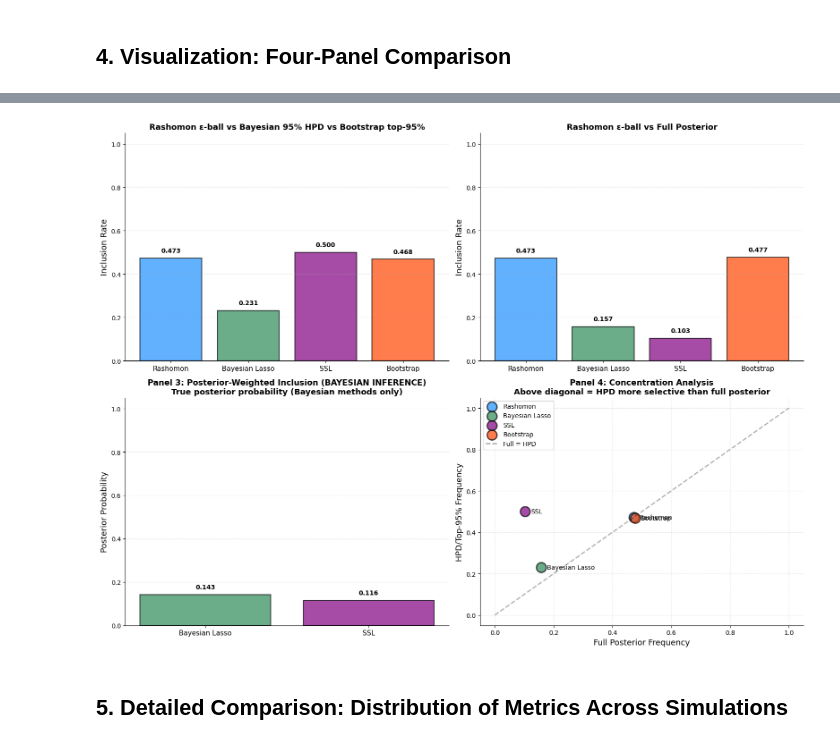
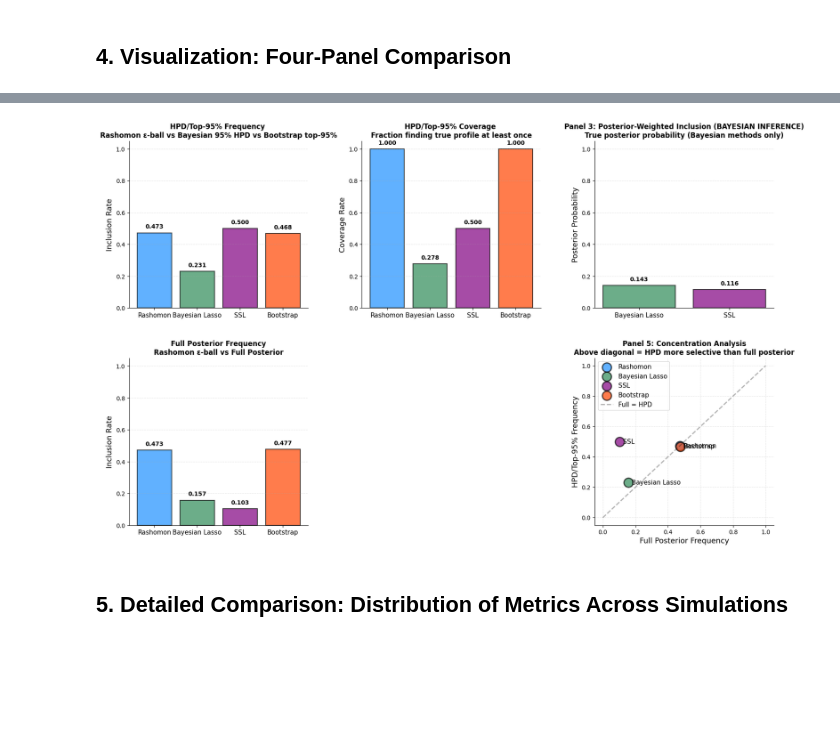
Before and after one commit to AparaV/rashomon-partition-sets, a Jupyter notebook: Code/analyze_posterior_comparison.ipynb, the cells around one changed output, grey strips where cells are left out. Drawn from its saved outputs; the diff is of its cells as text; code cells hidden in the pictures; blank space fills up the shorter version.

Commit message:
Fix plots

```diff
--- a/Code/analyze_posterior_comparison.ipynb
+++ b/Code/analyze_posterior_comparison.ipynb
@@ -446,6 +605,8 @@ comparison_data = {
     'Method': ['Rashomon', 'Bayesian Lasso', 'SSL', 'Bootstrap'],
     'HPD_Frequency': [rashomon_freq_mean, blasso_hpd_freq_mean, ssl_hpd_freq_mean, bootstrap_topk_freq_mean],
     'Full_Frequency': [rashomon_freq_mean, blasso_full_freq_mean, ssl_full_freq_mean, bootstrap_full_freq_mean],
+    'HPD_Presence': [rashomon_presence_mean, blasso_hpd_presence_mean, ssl_hpd_presence_mean, bootstrap_topk_presence_mean],
+    'Full_Presence': [rashomon_presence_mean, blasso_full_presence_mean, ssl_full_presence_mean, bootstrap_full_presence_mean],
     'Posterior_Weighted': [np.nan, blasso_weighted_mean, ssl_weighted_mean, np.nan],
     'ESS_Ratio': [np.nan, blasso_ess['ESS'].mean()/n_samples_blasso, ssl_ess['ESS'].mean()/n_samples_ssl, np.nan],
     'Entropy': [np.nan, blasso_entropy['posterior_entropy'].mean(), ssl_entropy['posterior_entropy'].mean(), np.nan]
@@ -462,18 +623,19 @@ comparison_df
 # %%
-# Four-panel comparison plot
-fig, axes = plt.subplots(2, 2, figsize=(16, 12))
+# Five-panel comparison plot
+fig = plt.figure(figsize=(20, 12))
+gs = fig.add_gridspec(2, 3, hspace=0.3, wspace=0.3)
 
 colors_methods = ['dodgerblue', 'seagreen', 'purple', 'orangered']
+x_pos = np.arange(len(comparison_df))
 
 # Panel 1: HPD/Top-K Frequency (FAIR COMPARISON)
-ax1 = axes[0, 0]
-x_pos = np.arange(len(comparison_df))
+ax1 = fig.add_subplot(gs[0, 0])
 bars1 = ax1.bar(x_pos, comparison_df['HPD_Frequency'], color=colors_methods, alpha=0.7, edgecolor='black', linewidth=1.5)
 ax1.set_xticks(x_pos)
 ax1.set_xticklabels(comparison_df['Method'], rotation=0, fontsize=11)
 ax1.set_ylabel('Inclusion Rate', fontsize=13)
-ax1.set_title('Rashomon ε-ball vs Bayesian 95% HPD vs Bootstrap top-95%',
-              fontsize=13, fontweight='bold')
+ax1.set_title('HPD/Top-95% Frequency \nRashomon ε-ball vs Bayesian 95% HPD vs Bootstrap top-95%',
+              fontsize=12, fontweight='bold')
 ax1.set_ylim(0, 1.05)
 ax1.grid(axis='y', alpha=0.3, linestyle='--')
 ax1.spines[['right', 'top']].set_visible(False)
@@ -485,14 +647,14 @@ for bar in bars1:
         ax1.text(bar.get_x() + bar.get_width()/2., height + 0.02,
                 f'{height:.3f}', ha='center', va='bottom', fontsize=10, fontweight='bold')
 
-# Panel 2: Full Posterior/Sample Frequency (EXPLORATION BREADTH)
-ax2 = axes[0, 1]
-bars2 = ax2.bar(x_pos, comparison_df['Full_Frequency'], color=colors_methods, alpha=0.7, edgecolor='black', linewidth=1.5)
+# Panel 2: HPD/Top-K Binary Presence (COVERAGE)
+ax2 = fig.add_subplot(gs[0, 1])
+bars2 = ax2.bar(x_pos, comparison_df['HPD_Presence'], color=colors_methods, alpha=0.7, edgecolor='black', linewidth=1.5)
 ax2.set_xticks(x_pos)
 ax2.set_xticklabels(comparison_df['Method'], rotation=0, fontsize=11)
-ax2.set_ylabel('Inclusion Rate', fontsize=13)
-ax2.set_title('Rashomon ε-ball vs Full Posterior',
-              fontsize=13, fontweight='bold')
+ax2.set_ylabel('Coverage Rate', fontsize=13)
+ax2.set_title('HPD/Top-95% Coverage \nFraction finding true profile at least once',
+              fontsize=12, fontweight='bold')
 ax2.set_ylim(0, 1.05)
 ax2.grid(axis='y', alpha=0.3, linestyle='--')
 ax2.spines[['right', 'top']].set_visible(False)
@@ -505,54 +667,73 @@ for bar in bars2:
                 f'{height:.3f}', ha='center', va='bottom', fontsize=10, fontweight='bold')
 
 # Panel 3: Posterior-weighted inclusion (Bayesian methods only)
-ax3 = axes[1, 0]
+ax3 = fig.add_subplot(gs[0, 2])
 bayesian_methods = comparison_df[comparison_df['Posterior_Weighted'].notna()]
 x_pos_bayes = np.arange(len(bayesian_methods))
 bars3 = ax3.bar(x_pos_bayes, bayesian_methods['Posterior_Weighted'],
                 color=[colors_methods[1], colors_methods[2]], alpha=0.7, edgecolor='black', linewidth=1.5)
 ax3.set_xticks(x_pos_bayes)
 ax3.set_xticklabels(bayesian_methods['Method'], rotation=0, fontsize=11)
 ax3.set_ylabel('Posterior Probability', fontsize=13)
 ax3.set_title('Panel 3: Posterior-Weighted Inclusion (BAYESIAN INFERENCE)\nTrue posterior probability (Bayesian methods only)',
-              fontsize=13, fontweight='bold')
+              fontsize=12, fontweight='bold')
 ax3.set_ylim(0, 1.05)
 ax3.grid(axis='y', alpha=0.3, linestyle='--')
 ax3.spines[['right', 'top']].set_visible(False)
 
 # Add value labels
 for bar in bars3:
     height = bar.get_height()
     ax3.text(bar.get_x() + bar.get_width()/2., height + 0.02,
             f'{height:.3f}', ha='center', va='bottom', fontsize=10, fontweight='bold')
 
-# Panel 4: HPD vs Full Frequency comparison (concentration)
-ax4 = axes[1, 1]
+# Panel 4: Full Posterior/Sample Frequency (EXPLORATION BREADTH)
+ax4 = fig.add_subplot(gs[1, 0])
+bars4 = ax4.bar(x_pos, comparison_df['Full_Frequency'], color=colors_methods, alpha=0.7, edgecolor='black', linewidth=1.5)
+ax4.set_xticks(x_pos)
+ax4.set_xticklabels(comparison_df['Method'], rotation=0, fontsize=11)
+ax4.set_ylabel('Inclusion Rate', fontsize=13)
+ax4.set_title('Full Posterior Frequency\nRashomon ε-ball vs Full Posterior',
+              fontsize=12, fontweight='bold')
+ax4.set_ylim(0, 1.05)
+ax4.grid(axis='y', alpha=0.3, linestyle='--')
+ax4.spines[['right', 'top']].set_visible(False)
+
+# Add value labels
+for bar in bars4:
+    height = bar.get_height()
+    if not np.isnan(height):
+        ax4.text(bar.get_x() + bar.get_width()/2., height + 0.02,
+                f'{height:.3f}', ha='center', va='bottom', fontsize=10, fontweight='bold')
+
+# Panel 5: HPD vs Full Frequency comparison (concentration)
+ax5 = fig.add_subplot(gs[1, 2:])
 for idx, row in comparison_df.iterrows():
     if not np.isnan(row['Full_Frequency']):
-        ax4.scatter(row['Full_Frequency'], row['HPD_Frequency'],
+        ax5.scatter(row['Full_Frequency'], row['HPD_Frequency'],
                    s=250, color=colors_methods[idx], alpha=0.7,
                    edgecolor='black', linewidth=2, label=row['Method'])
         # Add method labels
-        ax4.text(row['Full_Frequency'] + 0.02, row['HPD_Frequency'], row['Method'],
-                fontsize=10, va='center')
+        ax5.text(row['Full_Frequency'] + 0.02, row['HPD_Frequency'], row['Method'],
+                fontsize=11, va='center')
 
 # Add diagonal reference line
-ax4.plot([0, 1], [0, 1], 'k--', alpha=0.3, linewidth=2, label='Full = HPD')
-ax4.set_xlabel('Full Posterior Frequency', fontsize=13)
-ax4.set_ylabel('HPD/Top-95% Frequency', fontsize=13)
-ax4.set_title('Panel 4: Concentration Analysis\nAbove diagonal = HPD more selective than full posterior',
-              fontsize=13, fontweight='bold')
-ax4.set_xlim(-0.05, 1.05)
-ax4.set_ylim(-0.05, 1.05)
-ax4.legend(loc='upper left', fontsize=10)
-ax4.grid(alpha=0.3, linestyle='--')
-ax4.spines[['right', 'top']].set_visible(False)
+ax5.plot([0, 1], [0, 1], 'k--', alpha=0.3, linewidth=2, label='Full = HPD')
+ax5.set_xlabel('Full Posterior Frequency', fontsize=13)
+ax5.set_ylabel('HPD/Top-95% Frequency', fontsize=13)
+ax5.set_title('Panel 5: Concentration Analysis\nAbove diagonal = HPD more selective than full posterior',
+              fontsize=12, fontweight='bold')
+ax5.set_xlim(-0.05, 1.05)
+ax5.set_ylim(-0.05, 1.05)
+ax5.legend(loc='upper left', fontsize=11)
+ax5.grid(alpha=0.3, linestyle='--')
+ax5.spines[['right', 'top']].set_visible(False)
 
 plt.tight_layout()
-plt.savefig('../Figures/reff/posterior_comparison_four_panel.png', dpi=300, bbox_inches='tight')
+# plt.savefig('../Figures/reff/posterior_comparison_four_panel.png', dpi=300, bbox_inches='tight')
 plt.show()
 # %% [output]
-[figure, old version]
+[figure, new version]
 # %% [markdown]
 ## 5. Detailed Comparison: Distribution of Metrics Across Simulations
 # %%
```
Also changed, not shown: parts of 6 cells of this notebook.
